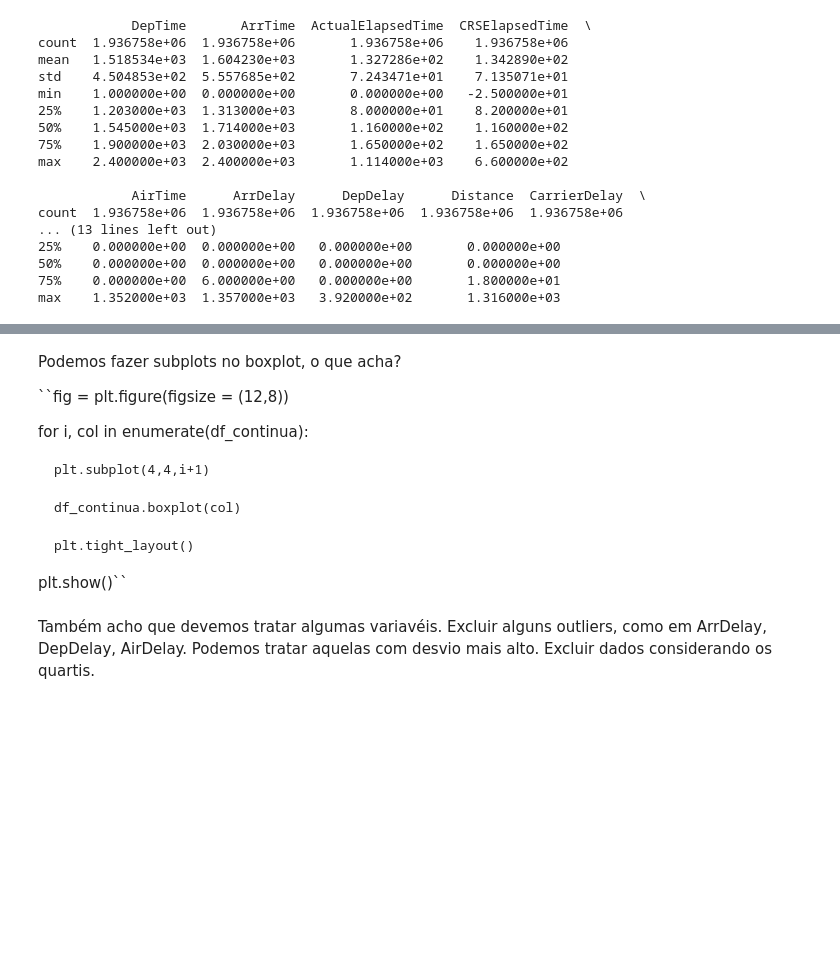
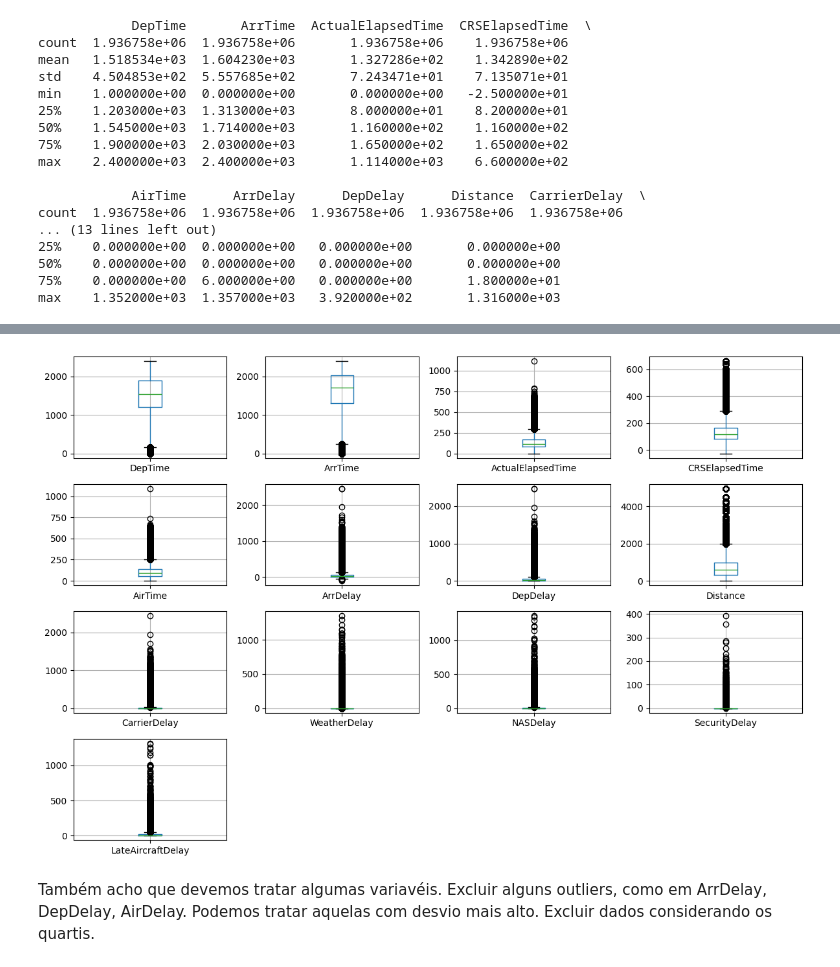
Before and after one commit to AdrielyZBoller/Projeto_Mod05_Ada_VemSerTech, a Jupyter notebook: projeto.ipynb, the cells around one changed output, grey strips where cells are left out. Drawn from its saved outputs; the diff is of its cells as text; code cells hidden in the pictures; blank space fills up the shorter version.

```diff
--- a/projeto.ipynb
+++ b/projeto.ipynb
@@ -256,16 +268,13 @@ for i in lista_var_discretas:
-# %% [markdown]
-Podemos fazer subplots no boxplot, o que acha?
-
-``fig = plt.figure(figsize = (12,8))
-
-for i, col in enumerate(df_continua):
-
-    plt.subplot(4,4,i+1)
-
-    df_continua.boxplot(col)
-
-    plt.tight_layout()
-
-plt.show()``
+# %%
+fig = plt.figure(figsize = (12,8))
+
+for i, col in enumerate(df_continua):
+    plt.subplot(4,4,i+1)
+    df_continua.boxplot(col)
+    plt.tight_layout()
+
+plt.show()
+# %% [output]
+[figure, added]
 # %% [markdown]
 Também acho que devemos tratar algumas variavéis. Excluir alguns outliers, como em ArrDelay, DepDelay, AirDelay. Podemos tratar aquelas com desvio mais alto. Excluir dados considerando os quartis.
```
Also changed, not shown: parts of 7 cells of this notebook.
